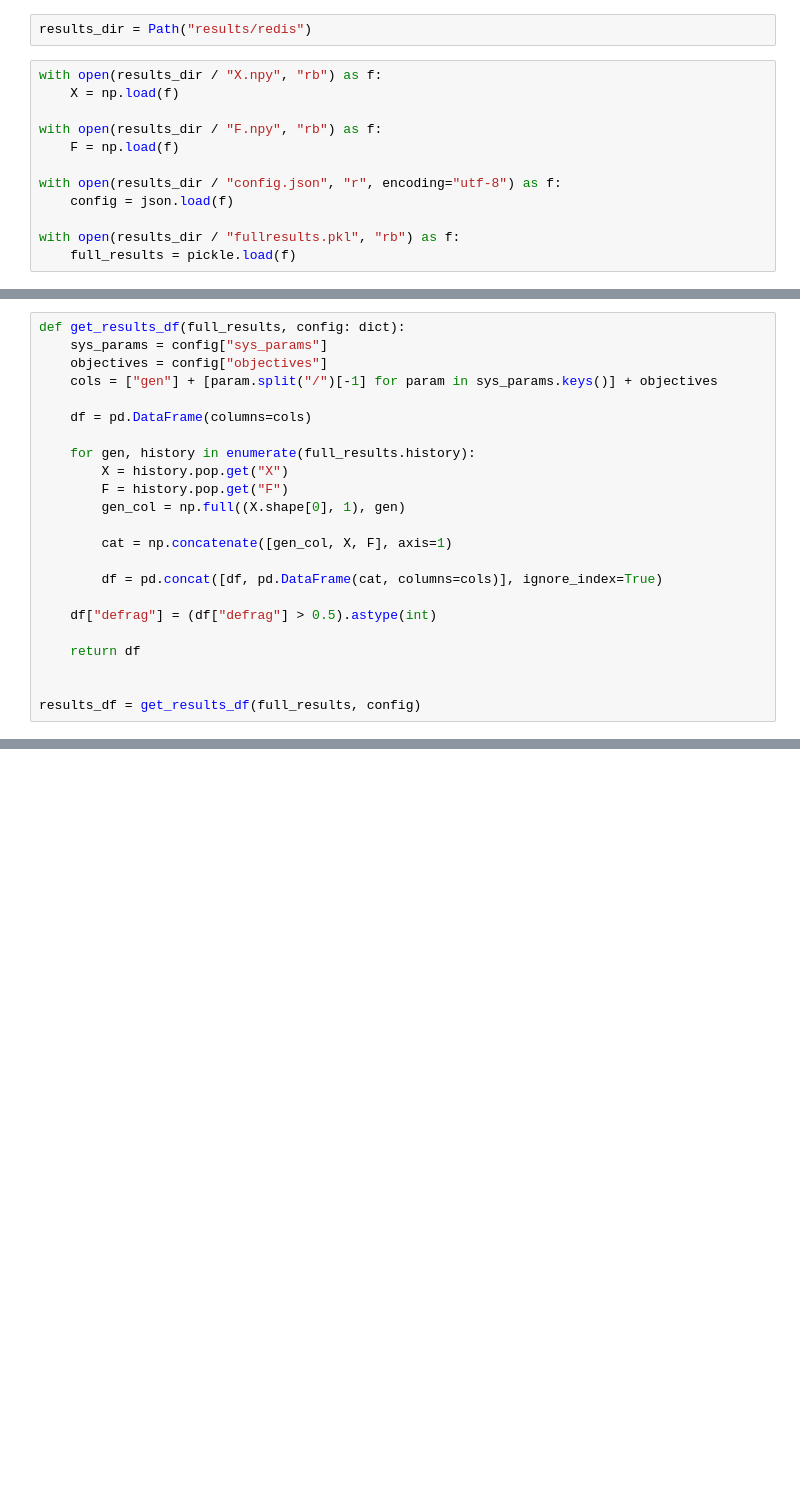
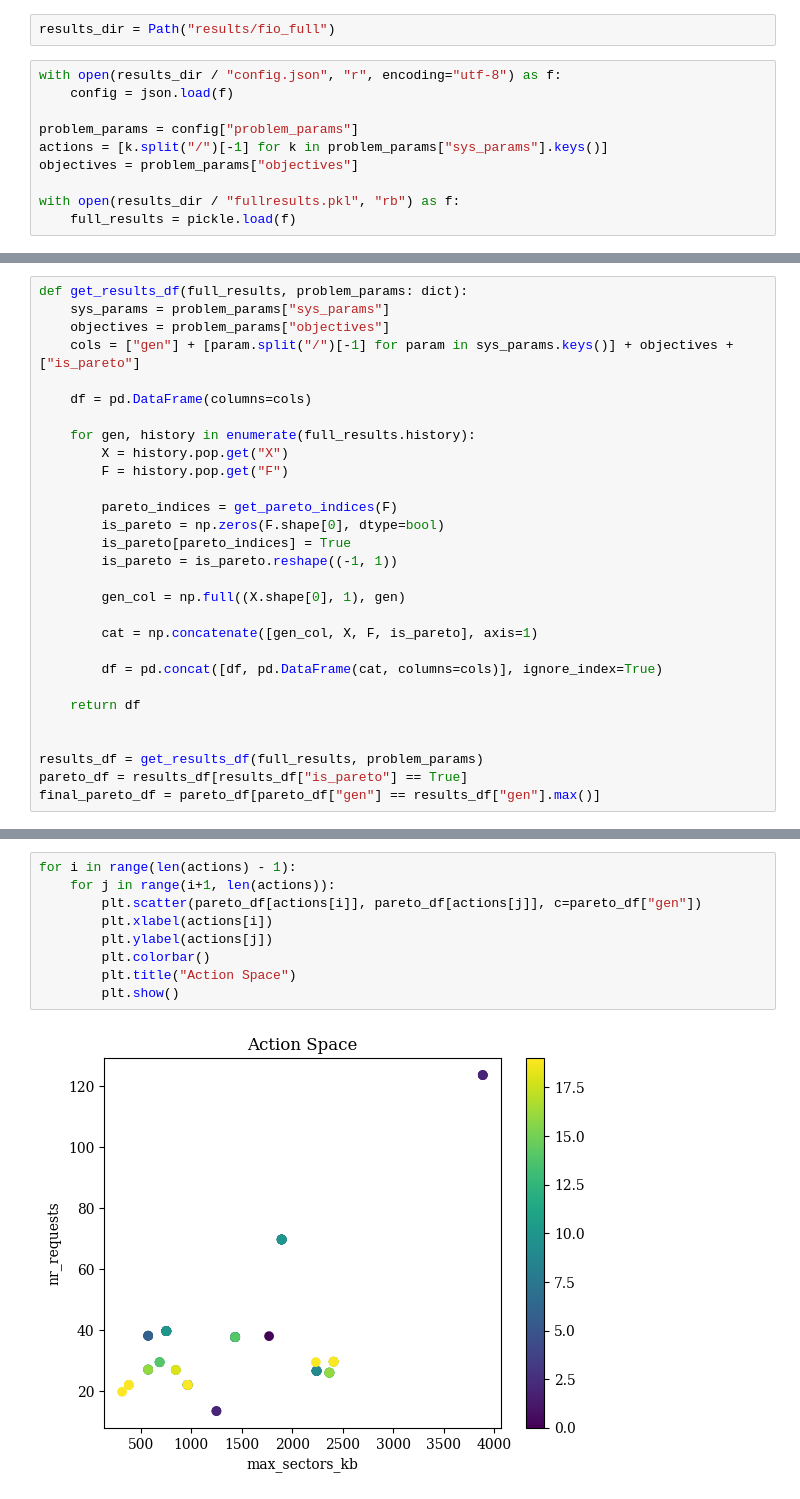
Before and after one commit to danyoungday/aos-project, a Jupyter notebook: analyze.ipynb, the cells around one changed output, grey strips where cells are left out. Drawn from its saved outputs; the diff is of its cells as text; blank space fills up the shorter version.

```diff
--- a/analyze.ipynb
+++ b/analyze.ipynb
@@ -11,14 +12,12 @@ from evo import THPProblem
 # %%
-results_dir = Path("results/redis")
+results_dir = Path("results/fio_full")
 # %%
-with open(results_dir / "X.npy", "rb") as f:
-    X = np.load(f)
-
-with open(results_dir / "F.npy", "rb") as f:
-    F = np.load(f)
-
 with open(results_dir / "config.json", "r", encoding="utf-8") as f:
     config = json.load(f)
 
+problem_params = config["problem_params"]
+actions = [k.split("/")[-1] for k in problem_params["sys_params"].keys()]
+objectives = problem_params["objectives"]
+
 with open(results_dir / "fullresults.pkl", "rb") as f:
     full_results = pickle.load(f)
@@ -25,23 +47,29 @@ with open(results_dir / "fullresults.pkl", "rb") as f:
 # %%
-def get_results_df(full_results, config: dict):
-    sys_params = config["sys_params"]
-    objectives = config["objectives"]
-    cols = ["gen"] + [param.split("/")[-1] for param in sys_params.keys()] + objectives
+def get_results_df(full_results, problem_params: dict):
+    sys_params = problem_params["sys_params"]
+    objectives = problem_params["objectives"]
+    cols = ["gen"] + [param.split("/")[-1] for param in sys_params.keys()] + objectives + ["is_pareto"]
 
     df = pd.DataFrame(columns=cols)
 
     for gen, history in enumerate(full_results.history):
         X = history.pop.get("X")
         F = history.pop.get("F")
+
+        pareto_indices = get_pareto_indices(F)
+        is_pareto = np.zeros(F.shape[0], dtype=bool)
+        is_pareto[pareto_indices] = True
+        is_pareto = is_pareto.reshape((-1, 1))
+
         gen_col = np.full((X.shape[0], 1), gen)
 
-        cat = np.concatenate([gen_col, X, F], axis=1)
+        cat = np.concatenate([gen_col, X, F, is_pareto], axis=1)
 
         df = pd.concat([df, pd.DataFrame(cat, columns=cols)], ignore_index=True)
-
-    df["defrag"] = (df["defrag"] > 0.5).astype(int)
 
     return df
 
 
-results_df = get_results_df(full_results, config)
+results_df = get_results_df(full_results, problem_params)
+pareto_df = results_df[results_df["is_pareto"] == True]
+final_pareto_df = pareto_df[pareto_df["gen"] == results_df["gen"].max()]
@@ -78,0 +76,11 @@ plt.show()
+# %%
+for i in range(len(actions) - 1):
+    for j in range(i+1, len(actions)):
+        plt.scatter(pareto_df[actions[i]], pareto_df[actions[j]], c=pareto_df["gen"])
+        plt.xlabel(actions[i])
+        plt.ylabel(actions[j])
+        plt.colorbar()
+        plt.title("Action Space")
+        plt.show()
+# %% [output]
+[figure, added]
```
Also changed, not shown: parts of 16 cells of this notebook, 7 other files.
